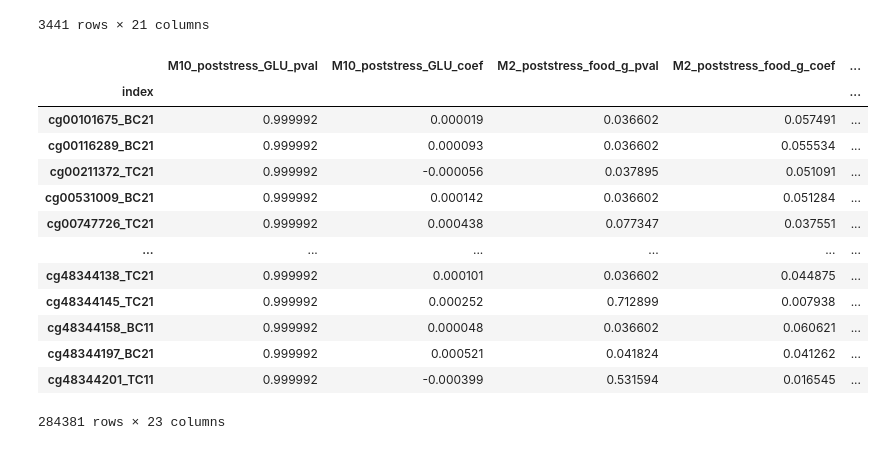
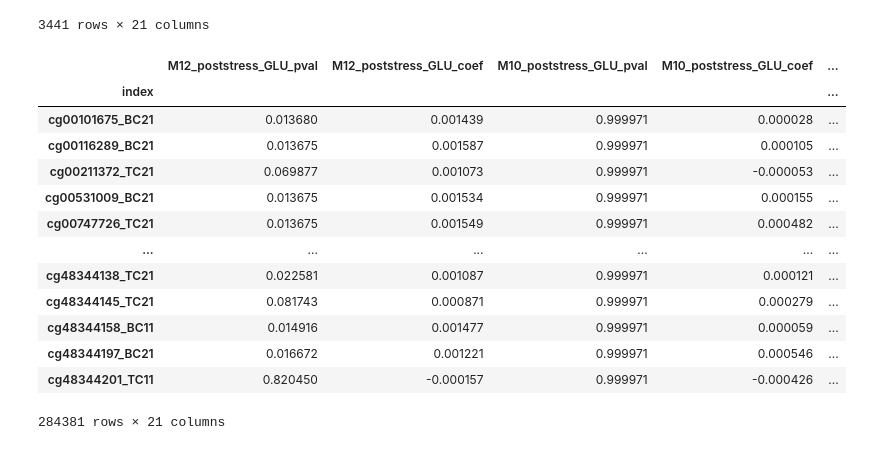
Before and after one commit to SamAndTheSun/pellegrini_temp, a Jupyter notebook: pseudoinverse_model.ipynb, the cells around one changed output. Saved outputs shown, nothing was run; the diff lists cells and outputs as text; code cells hidden in the pictures.

```diff
--- a/pseudoinverse_model.ipynb
+++ b/pseudoinverse_model.ipynb
@@ -123,41 +126,47 @@ trait_vals
 | cg48343860_TC21 | 0.746729 | -0.000192 | 0.536841 | 0.000833 | ... |
 3441 rows × 21 columns
 # %%
-#get unfiltered probe set
+#get unfiltered probe set using the previously selected traits
+
+trait_data_2 = pd.DataFrame()
+for column in trait_pvals: #for each of the final traits
+    trait_data_2[column] = trait_data.T[column]
+
+trait_data_2 = trait_data_2.T
 
 is_filtered = False
-trait_vals, trait_pvals, trait_coef = pinv_dropmin(f_trait_data, meth_data, thresh,
+trait_vals, trait_pvals, trait_coef = pinv_dropmin(trait_data_2, meth_data, 0.01,
                                                    find_meth=True, plot_results=False,
-                                                   to_filter_meth=is_filtered, meth_filter_thresh=meth_filter_thresh);
+                                                   to_filter_meth=is_filtered);
 # %%
 #find gene associations of probes via GREAT
 
 probe_df = get_pos(trait_vals, mm39_data)
 
 temp = probe_df.reset_index()
 temp = great_analysis(temp, get='genes', df_chr ='chr_mm10', df_start='pos_mm10', df_end='end_mm10', df_index='index')
 
 temp = temp.set_index('index')
 trait_vals['associated_genes'] = temp['associated_genes']
 
-#trait_vals.to_excel('pseudoinverse_probes_unfiltered.xlsx')
+trait_vals.to_excel('pseudoinverse_probes_unfiltered.xlsx')
 
 trait_vals
 # %% [output]
-|  | M10_poststress_GLU_pval | M10_poststress_GLU_coef | M2_poststress_food_g_pval | M2_poststress_food_g_coef | ... |
+|  | M12_poststress_GLU_pval | M12_poststress_GLU_coef | M10_poststress_GLU_pval | M10_poststress_GLU_coef | ... |
 | index |  |  |  |  | ... |
-| cg00101675_BC21 | 0.999992 | 0.000019 | 0.036602 | 0.057491 | ... |
-| cg00116289_BC21 | 0.999992 | 0.000093 | 0.036602 | 0.055534 | ... |
-| cg00211372_TC21 | 0.999992 | -0.000056 | 0.037895 | 0.051091 | ... |
-| cg00531009_BC21 | 0.999992 | 0.000142 | 0.036602 | 0.051284 | ... |
-| cg00747726_TC21 | 0.999992 | 0.000438 | 0.077347 | 0.037551 | ... |
+| cg00101675_BC21 | 0.013680 | 0.001439 | 0.999971 | 0.000028 | ... |
+| cg00116289_BC21 | 0.013675 | 0.001587 | 0.999971 | 0.000105 | ... |
+| cg00211372_TC21 | 0.069877 | 0.001073 | 0.999971 | -0.000053 | ... |
+| cg00531009_BC21 | 0.013675 | 0.001534 | 0.999971 | 0.000155 | ... |
+| cg00747726_TC21 | 0.013675 | 0.001549 | 0.999971 | 0.000482 | ... |
 | ... | ... | ... | ... | ... | ... |
-| cg48344138_TC21 | 0.999992 | 0.000101 | 0.036602 | 0.044875 | ... |
-| cg48344145_TC21 | 0.999992 | 0.000252 | 0.712899 | 0.007938 | ... |
-| cg48344158_BC11 | 0.999992 | 0.000048 | 0.036602 | 0.060621 | ... |
-| cg48344197_BC21 | 0.999992 | 0.000521 | 0.041824 | 0.041262 | ... |
-| cg48344201_TC11 | 0.999992 | -0.000399 | 0.531594 | 0.016545 | ... |
+| cg48344138_TC21 | 0.022581 | 0.001087 | 0.999971 | 0.000121 | ... |
+| cg48344145_TC21 | 0.081743 | 0.000871 | 0.999971 | 0.000279 | ... |
+| cg48344158_BC11 | 0.014916 | 0.001477 | 0.999971 | 0.000059 | ... |
+| cg48344197_BC21 | 0.016672 | 0.001221 | 0.999971 | 0.000546 | ... |
+| cg48344201_TC11 | 0.820450 | -0.000157 | 0.999971 | -0.000426 | ... |
-284381 rows × 23 columns
+284381 rows × 21 columns
 # %%
 #get cistrome plots using unfiltered probes (so a larger set to select from)
 
```
Also changed, not shown: parts of 2 cells of this notebook, 1 other file.
